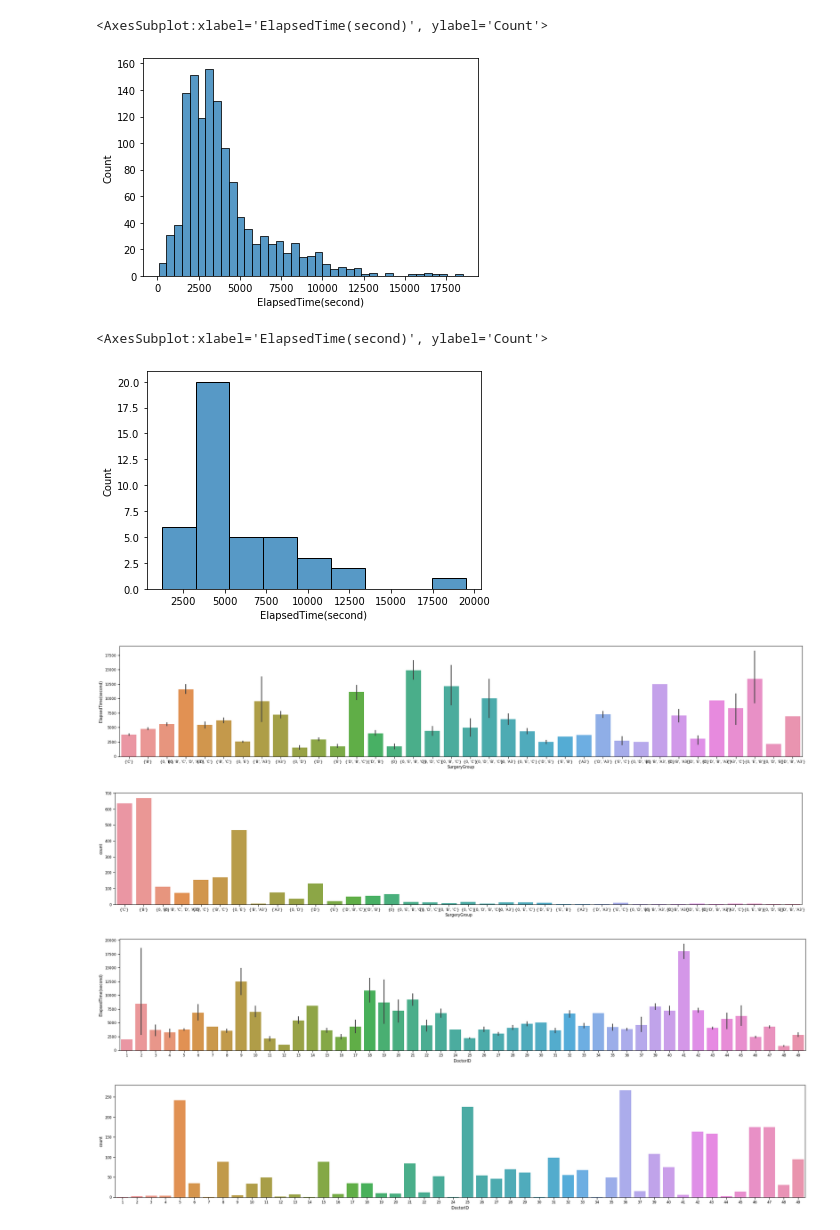
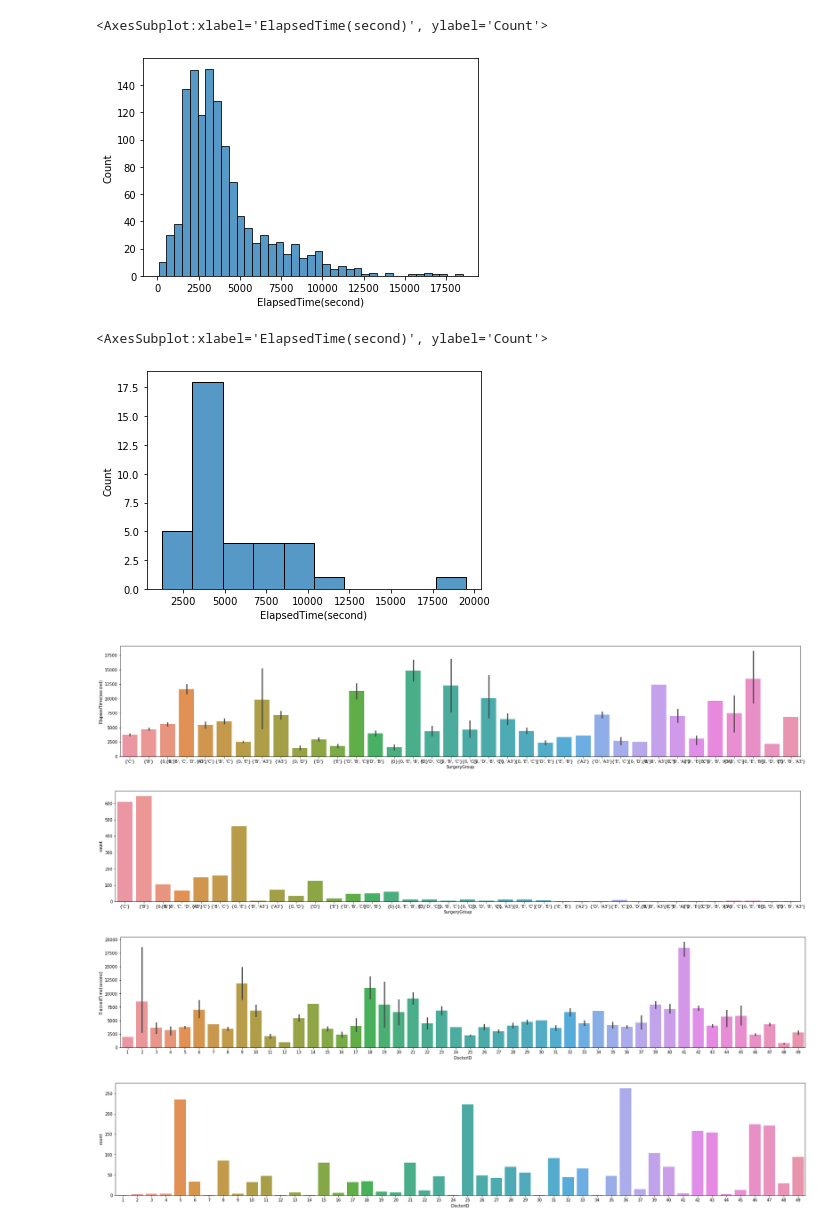
Before and after one commit to furkaneneseren/Datathon-Borda, a Jupyter notebook: surgery-datathon.ipynb, the cells around one changed output. Drawn from its saved outputs; the diff is of its cells as text; code cells hidden in the pictures.

```diff
--- a/surgery-datathon.ipynb
+++ b/surgery-datathon.ipynb
@@ -88,3 +88,6 @@ DoctorID                 48
 AnaesthetistID           16
 ElapsedTime(second)    2330
 dtype: int64
+# %%
+app_train = train.copy()
+app_train.drop_duplicates(inplace=True)
@@ -110,0 +114,2 @@ Name: ID, dtype: int64
+# %%
+app_train.drop_duplicates(subset=["ID"], keep='first', inplace=True)
@@ -336,22 +394,22 @@ train['DiagnosticICD10Code'].str.len().value_counts()
 50.0       1
 Name: DiagnosticICD10Code, dtype: int64
 # %%
-df = train[train['DiagnosticICD10Code'].str.len()==9]
+df = app_train[app_train['DiagnosticICD10Code'].str.len()==9]
 sns.histplot(df["ElapsedTime(second)"])
 # %% [output]
 <AxesSubplot:xlabel='ElapsedTime(second)', ylabel='Count'>
-[figure, old version]
+[figure, new version]
 # %%
-df = train[train['DiagnosticICD10Code'].str.len()==27]
+df = app_train[app_train['DiagnosticICD10Code'].str.len()==27]
 sns.histplot(df["ElapsedTime(second)"])
 # %% [output]
 <AxesSubplot:xlabel='ElapsedTime(second)', ylabel='Count'>
-[figure, old version]
+[figure, new version]
 # %%
 fig, ax = plt.subplots(figsize=(30, 5))
-sns.barplot(x=train["SurgeryGroup"], y="ElapsedTime(second)", data=train)
+sns.barplot(x=app_train["SurgeryGroup"], y="ElapsedTime(second)", data=app_train)
 plt.show()
 # %% [output]
-[figure, old version]
+[figure, new version]
 # %%
 fig, ax = plt.subplots(figsize=(30, 5))
@@ -361,9 +419,9 @@ plt.show()
 [figure]
 # %%
 fig, ax = plt.subplots(figsize=(30, 5))
-sns.barplot(x=train["DoctorID"], y="ElapsedTime(second)", data=train)
+sns.barplot(x=app_train["DoctorID"], y="ElapsedTime(second)", data=app_train)
 plt.show()
 # %% [output]
-[figure, old version]
+[figure, new version]
 # %%
 fig, ax = plt.subplots(figsize=(30, 5))
```
Also changed, not shown: parts of 108 cells of this notebook.
